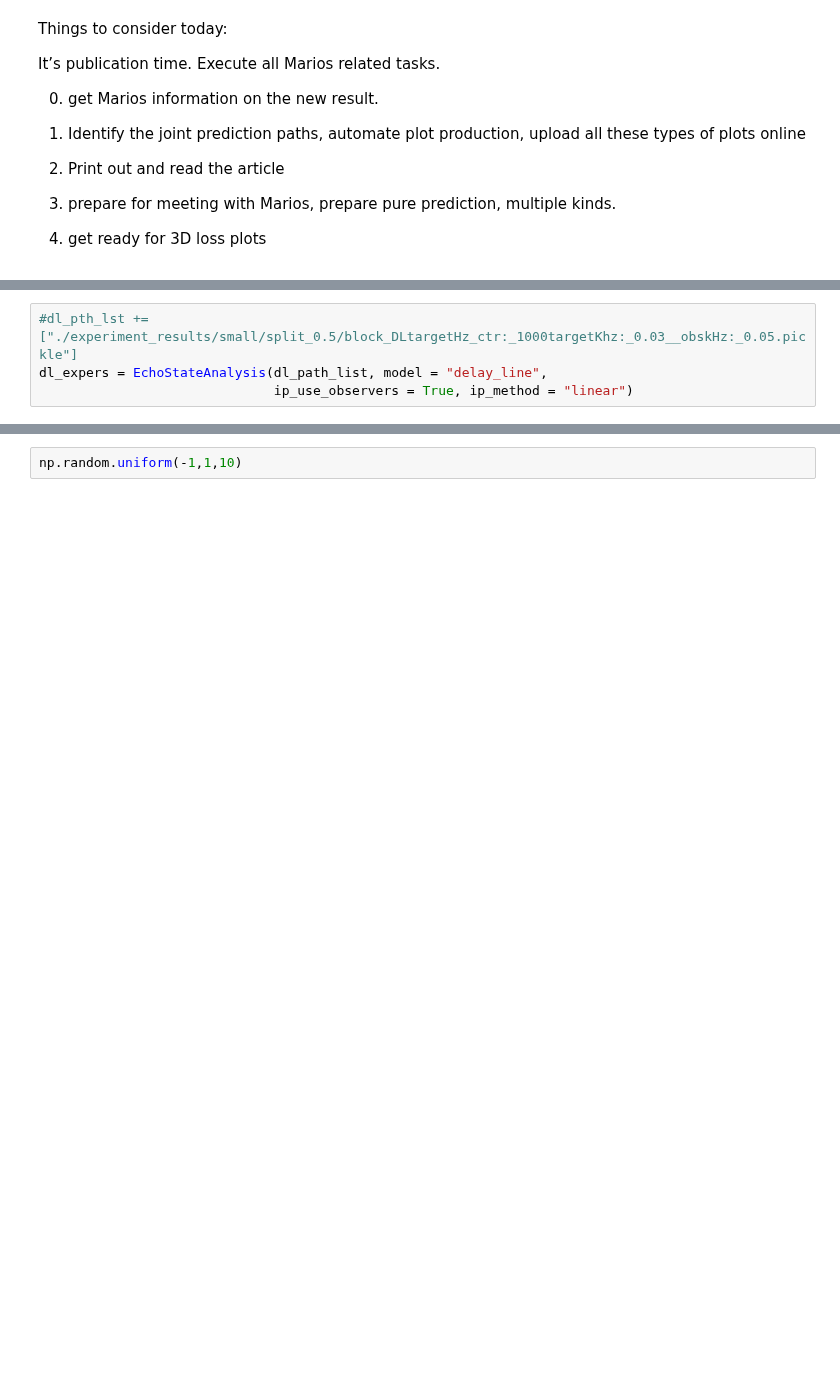
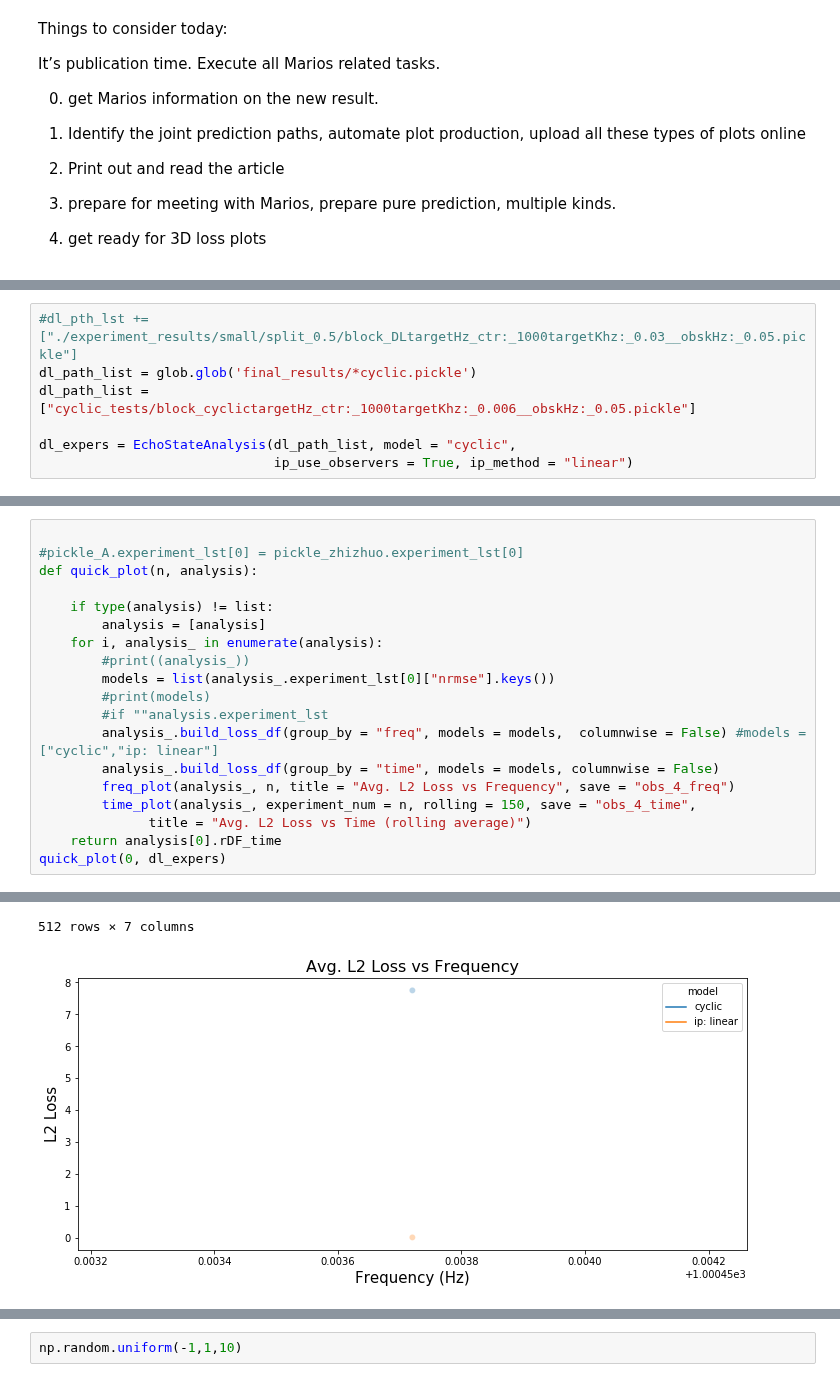
Before and after one commit to blindedjoy/Reservoir, a Jupyter notebook: MARIOS/Analysis.ipynb, the cells around one changed output, grey strips where cells are left out. Cells and saved outputs as stored; diff of their text form; blank space fills up the shorter version.

```diff
--- a/MARIOS/Analysis.ipynb
+++ b/MARIOS/Analysis.ipynb
@@ -120,4 +115,7 @@ dl_path_list
 # %%
 #dl_pth_lst += ["./experiment_results/small/split_0.5/block_DLtargetHz_ctr:_1000targetKhz:_0.03__obskHz:_0.05.pickle"]
-dl_expers = EchoStateAnalysis(dl_path_list, model = "delay_line",
+dl_path_list = glob.glob('final_results/*cyclic.pickle')
+dl_path_list = ["cyclic_tests/block_cyclictargetHz_ctr:_1000targetKhz:_0.006__obskHz:_0.05.pickle"]
+
+dl_expers = EchoStateAnalysis(dl_path_list, model = "cyclic",
                               ip_use_observers = True, ip_method = "linear")
@@ -123,0 +140,20 @@ dl_expers = EchoStateAnalysis(dl_path_list, model = "delay_line",
+# %%
+
+#pickle_A.experiment_lst[0] = pickle_zhizhuo.experiment_lst[0]
+def quick_plot(n, analysis):
+
+    if type(analysis) != list:
+        analysis = [analysis]
+    for i, analysis_ in enumerate(analysis):
+        #print((analysis_))
+        models = list(analysis_.experiment_lst[0]["nrmse"].keys())
+        #print(models)
+        #if ""analysis.experiment_lst
+        analysis_.build_loss_df(group_by = "freq", models = models,  columnwise = False) #models = ["cyclic","ip: linear"]
+        analysis_.build_loss_df(group_by = "time", models = models, columnwise = False)
+        freq_plot(analysis_, n, title = "Avg. L2 Loss vs Frequency", save = "obs_4_freq")
+        time_plot(analysis_, experiment_num = n, rolling = 150, save = "obs_4_time",
+              title = "Avg. L2 Loss vs Time (rolling average)")
+    return analysis[0].rDF_time
+quick_plot(0, dl_expers)
+# %% [output]
@@ -123,0 +172,2 @@ dl_expers = EchoStateAnalysis(dl_path_list, model = "delay_line",
+512 rows × 7 columns
+[figure, added]
```
Also changed, not shown: parts of 30 cells of this notebook, 13 other files.
